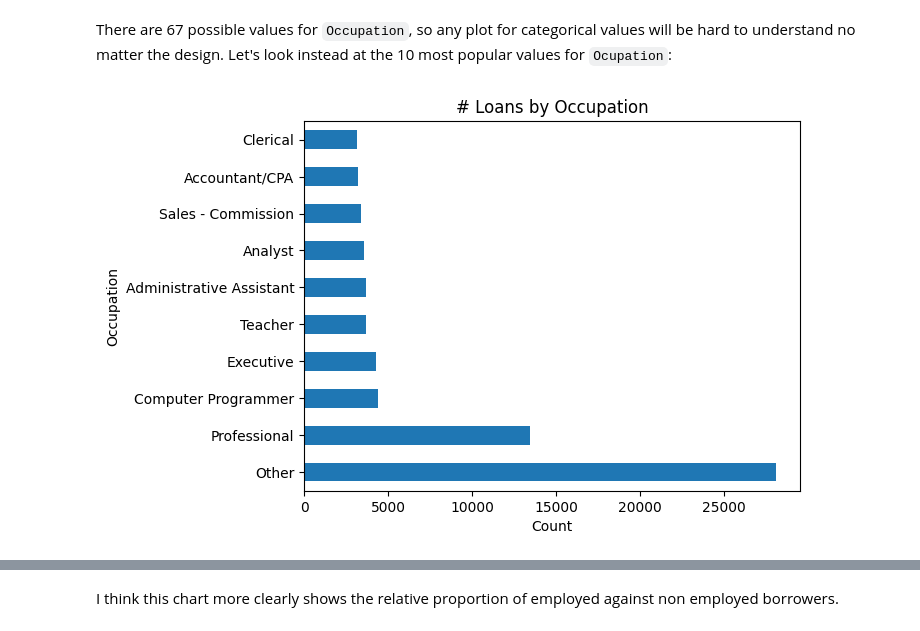
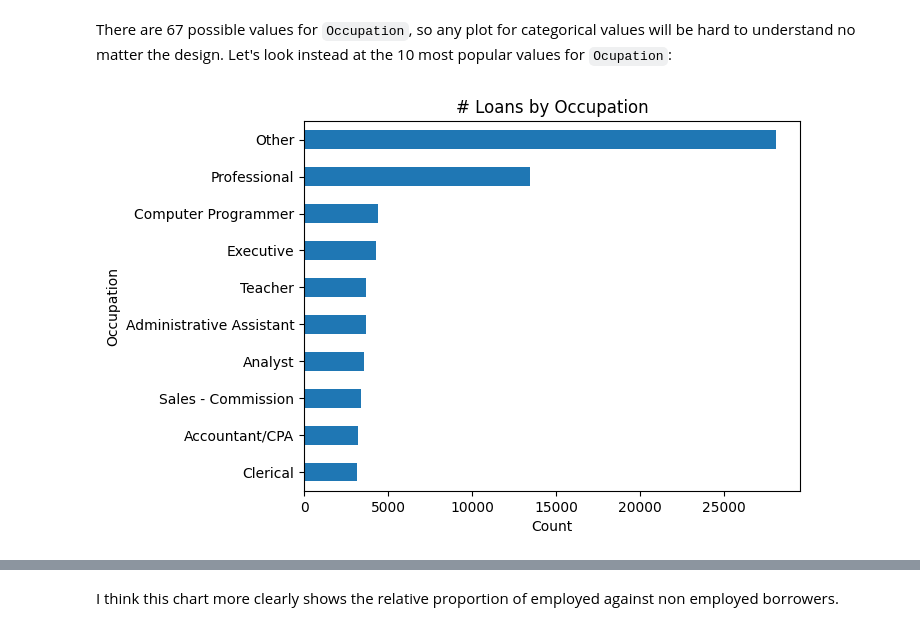
Before and after one commit to abarto/udacity-nd002-comunicate-data-findings, a Jupyter notebook: Part_I_exploration.ipynb, the cells around one changed output, grey strips where cells are left out. Drawn from its saved outputs; the diff is of its cells as text; code cells hidden in the pictures.

```diff
--- a/Part_I_exploration.ipynb
+++ b/Part_I_exploration.ipynb
@@ -1391,12 +1441,12 @@ prosper_load_data_clean_df.Occupation.nunique()
 # %% [markdown]
 There are 67 possible values for ``Occupation``, so any plot for categorical values will be hard to understand no matter the design. Let's look instead at the 10 most popular values for ``Ocupation``:
 # %%
-prosper_load_data_clean_df.Occupation.value_counts().head(10).plot(
+prosper_load_data_clean_df.Occupation.value_counts().head(10).sort_values().plot(
     kind="barh",
     color=base_color
 );
 plt.xlabel("Count")
 plt.ylabel("Occupation")
 plt.title("# Loans by Occupation");
 # %% [output]
-[figure, old version]
+[figure, new version]
```
Also changed, not shown: parts of 51 cells of this notebook.
